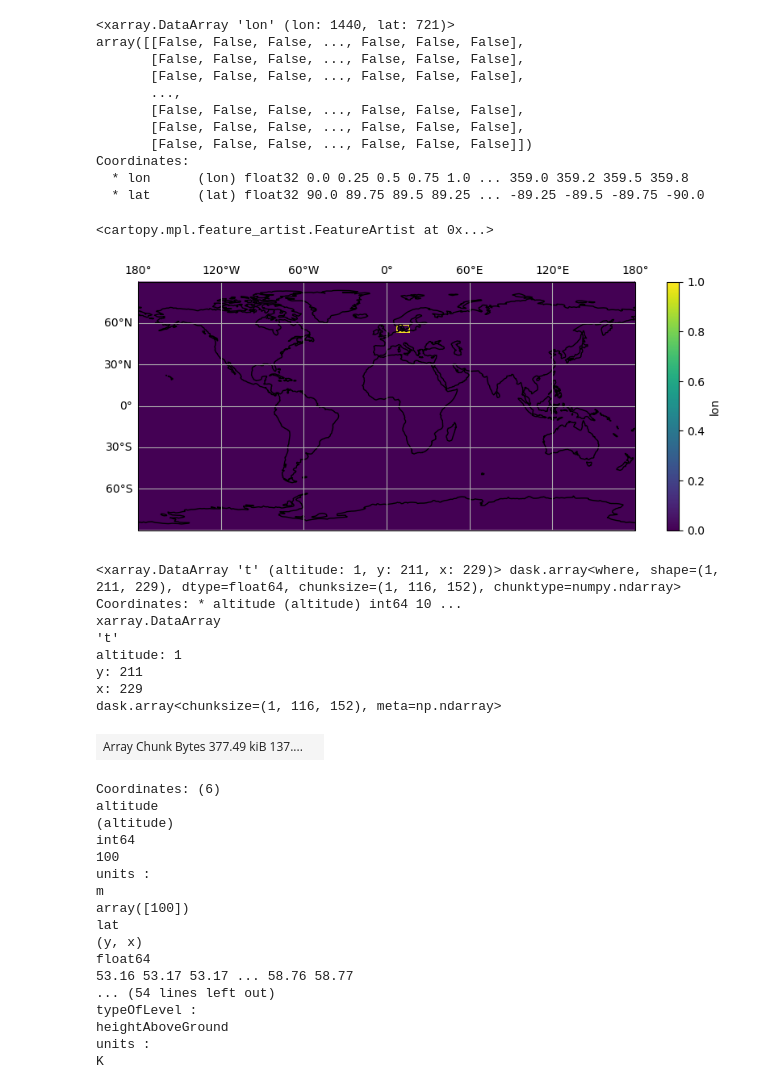
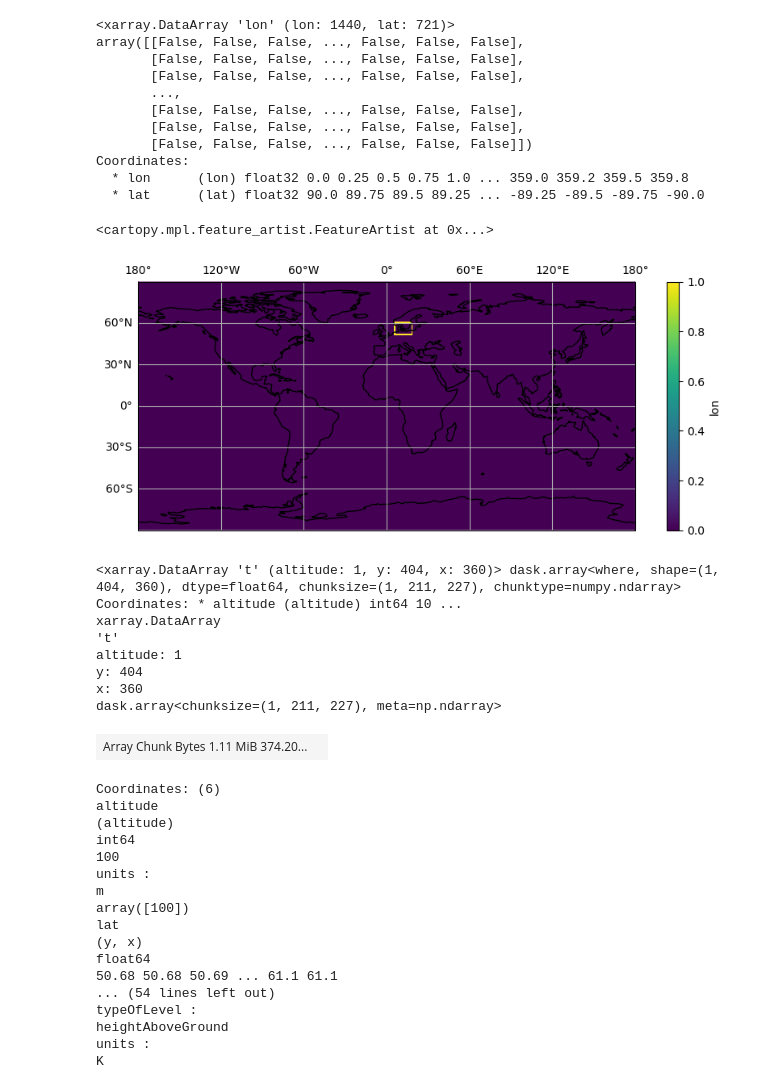
Before and after one commit to mllam/mllam-data-prep, a Jupyter notebook: notebooks/lateral-boundaries.ipynb, the cells around one changed output. Saved outputs shown, nothing was run; the diff lists cells and outputs as text; code cells hidden in the pictures.

```diff
--- a/notebooks/lateral-boundaries.ipynb
+++ b/notebooks/lateral-boundaries.ipynb
@@ -173,7 +173,7 @@ def create_mask(ds, bbox):
     )
     return da_mask
 
-bbox = [8, 16, 54, 58] # W, E, S, N
+bbox = [6, 18, 52, 60] # W, E, S, N
 # %%
 da_mask = create_mask(ds=ds_danra_hl, bbox=bbox)
 fig, ax = plt.subplots(figsize=(10, 4), subplot_kw=dict(projection=ccrs.PlateCarree()))
@@ -253,22 +271,22 @@ ax.gridlines(draw_labels=["top", "left"])
 ax.coastlines()
 # %% [output]
 <cartopy.mpl.feature_artist.FeatureArtist at 0x...>
-[figure, old version]
+[figure, new version]
 # %%
 da_mask_danra = create_mask(ds=ds_danra_hl, bbox=bbox)
 ds_era5_edge = ds_era5.where(da_mask_era5, drop=True)
 # %%
-da_danra = ds_danra_hl.isel(time=0).where(da_mask.compute(), drop=True).t
+da_danra = ds_danra_hl.isel(time=6).where(da_mask.compute(), drop=True).t
 da_danra
 # %% [output]
-<xarray.DataArray 't' (altitude: 1, y: 211, x: 229)> dask.array<where, shape=(1, 211, 229), dtype=float64, chunksize=(1, 116, 152), chunktype=numpy.ndarray> Coordinates: * altitude (altitude) int64 10 ...
+<xarray.DataArray 't' (altitude: 1, y: 404, x: 360)> dask.array<where, shape=(1, 404, 360), dtype=float64, chunksize=(1, 211, 227), chunktype=numpy.ndarray> Coordinates: * altitude (altitude) int64 10 ...
 xarray.DataArray
 't'
 altitude: 1
-y: 211
-x: 229
-dask.array<chunksize=(1, 116, 152), meta=np.ndarray>
+y: 404
+x: 360
+dask.array<chunksize=(1, 211, 227), meta=np.ndarray>
-| Array Chunk Bytes 377.49 kiB 137.... |  |
+| Array Chunk Bytes 1.11 MiB 374.20... |  |
 Coordinates: (6)
 altitude
 (altitude)
@@ -280,7 +298,7 @@ array([100])
 lat
 (y, x)
 float64
-53.16 53.17 53.17 ... 58.76 58.77
+50.68 50.68 50.69 ... 61.1 61.1
 ... (54 lines left out)
 typeOfLevel :
 heightAboveGround
```
Also changed, not shown: parts of 4 cells of this notebook.
